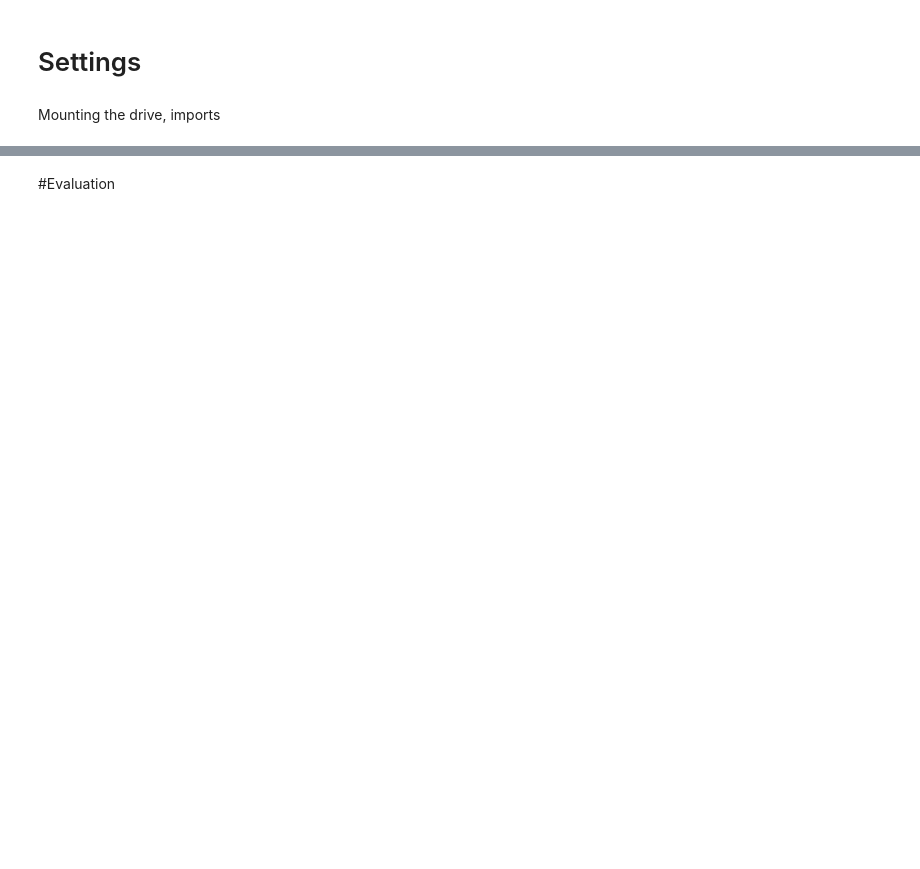
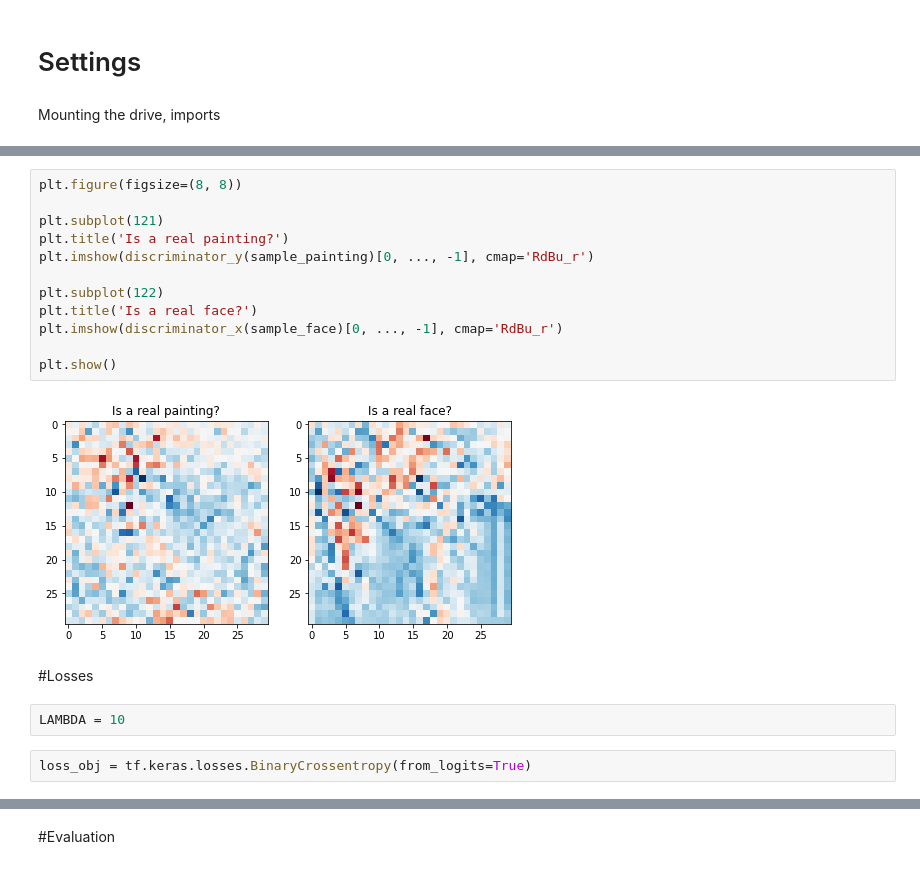
Before and after one commit to szogabaha/deep-learning-projectWork, a Jupyter notebook: MileStone2/MileStone2_GAN.ipynb, the cells around one changed output, grey strips where cells are left out. Cells and saved outputs as stored; diff of their text form; blank space fills up the shorter version.

```diff
--- a/MileStone2/MileStone2_GAN.ipynb
+++ b/MileStone2/MileStone2_GAN.ipynb
@@ -599,0 +175,20 @@ model.test()
+# %%
+plt.figure(figsize=(8, 8))
+
+plt.subplot(121)
+plt.title('Is a real painting?')
+plt.imshow(discriminator_y(sample_painting)[0, ..., -1], cmap='RdBu_r')
+
+plt.subplot(122)
+plt.title('Is a real face?')
+plt.imshow(discriminator_x(sample_face)[0, ..., -1], cmap='RdBu_r')
+
+plt.show()
+# %% [output]
+[figure, added]
+# %% [markdown]
+#Losses
+# %%
+LAMBDA = 10
+# %%
+loss_obj = tf.keras.losses.BinaryCrossentropy(from_logits=True)
```
Also changed, not shown: parts of 56 cells of this notebook.
